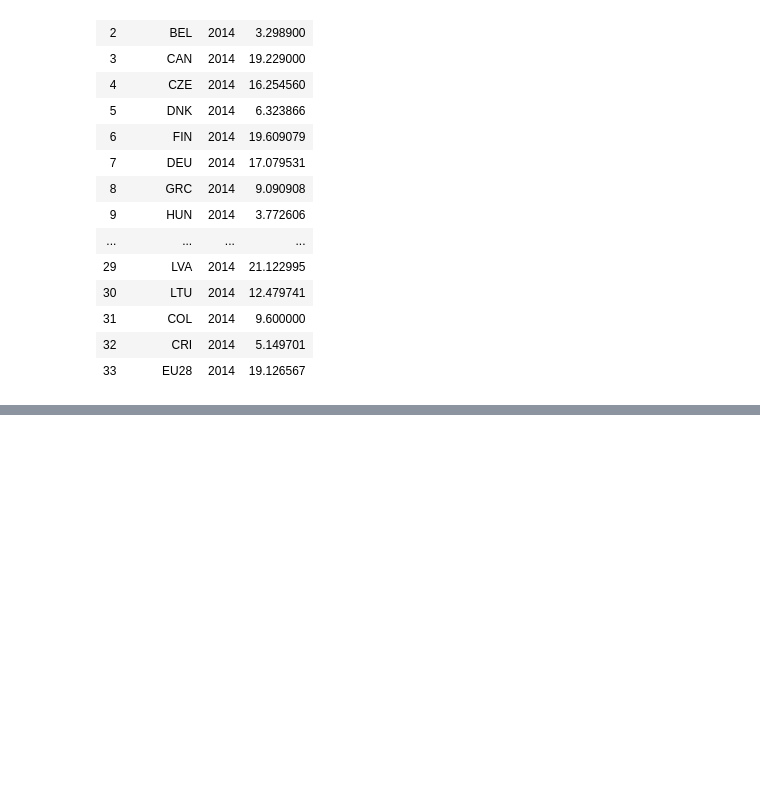
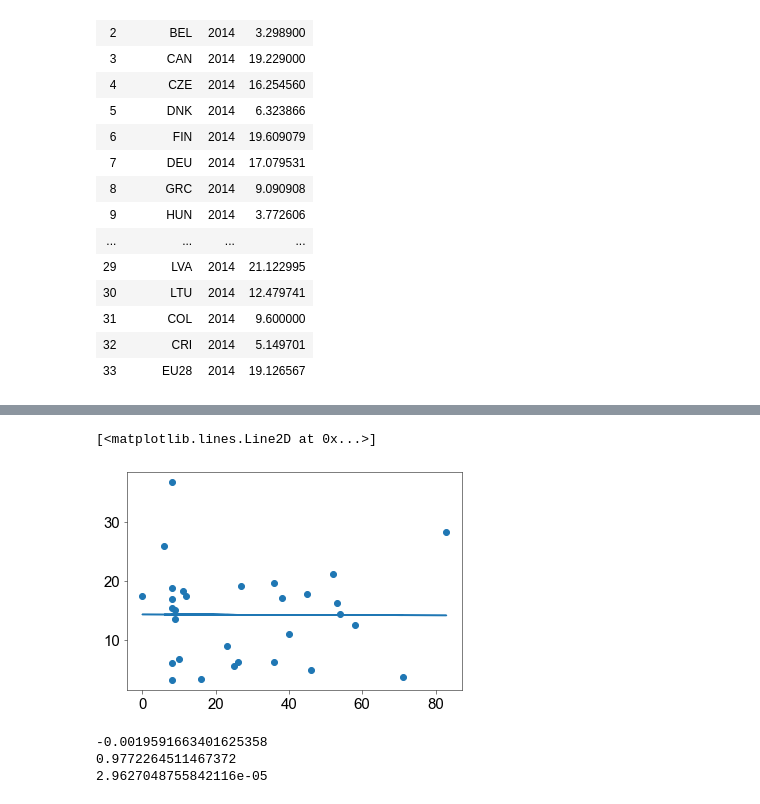
Before and after one commit to ricardozacarias/ironhackathon, a Jupyter notebook: paid_leave.ipynb, the cells around one changed output, grey strips where cells are left out. Cells and saved outputs as stored; diff of their text form; code cells hidden in the pictures; blank space fills up the shorter version.

```diff
--- a/paid_leave.ipynb
+++ b/paid_leave.ipynb
@@ -353,7 +382,10 @@ wage_gap = pd.read_csv('C:/Users/Zaca/Documents/Datasets/equality/wage_gap_2014.
 # %%
-iso_dict = {'AUS':'Australia', 'AUT':'Austria', 'BEL', 'Belgium', 'CAN':'Canada', 'CZE':'Czech Republic',
+iso_dict = {'AUS':'Australia', 'AUT':'Austria', 'BEL': 'Belgium', 'CAN':'Canada', 'CZE':'Czech Republic',
             'DNK':'Denmark', 'FIN':'Finland', 'DEU':'Germany', 'GRC':'Greece', 'HUN':'Hungary', 'ISL':'Iceland',
-            'IRL':'Ireland', 'ITA':'Italy', 'JPN':'Japan', 'KOR':'Republic of Korea', }
+            'IRL':'Ireland', 'ITA':'Italy', 'JPN':'Japan', 'KOR':'Republic of Korea', 'LUX':'Luxembourg',
+            'NLD':'Netherlandas', 'NZL':'New Zealand', 'NOR':'Norway', 'POL':'Poland', 'PRT':'Portugal',
+            'SVK':'Slovakia', 'CHE':'Switzerland', 'TUR':'Turkey', 'GBR':'United Kingdom', 'USA':'United States',
+            'EST':'Estonia', 'SVN':'Slovenia', 'MEX':'Mexico', 'LVA':'Latvia', 'LTU':'Lithuania'}
 wage_gap
 # %% [output]
 |  | LOCATION | TIME | Value |
@@ -373,3 +405,7 @@ wage_gap
 | 31 | COL | 2014 | 9.600000 |
 | 32 | CRI | 2014 | 5.149701 |
 | 33 | EU28 | 2014 | 19.126567 |
+# %%
+wage_gap['country'] = wage_gap['LOCATION'].map(iso_dict)
+# %%
+correlation = wage_gap.merge(leave, on='country', how='inner')
@@ -375,0 +432,18 @@ wage_gap
+# %%
+from scipy import stats
+x = correlation.mothers - correlation.fathers
+y = correlation.Value
+slope, intercept, r_value, p_value, std_err = stats.linregress(x, y)
+plt.scatter(x, y)
+plt.plot(x, x*slope+intercept)
+# %% [output]
+[<matplotlib.lines.Line2D at 0x...>]
+[figure, added]
+# %%
+print(slope)
+print(p_value)
+print(r_value**2)
+# %% [output]
+-0.0019591663401625358
+0.9772264511467372
+2.9627048755842116e-05
```
Also changed, not shown: parts of 11 cells of this notebook, 4 other files.
